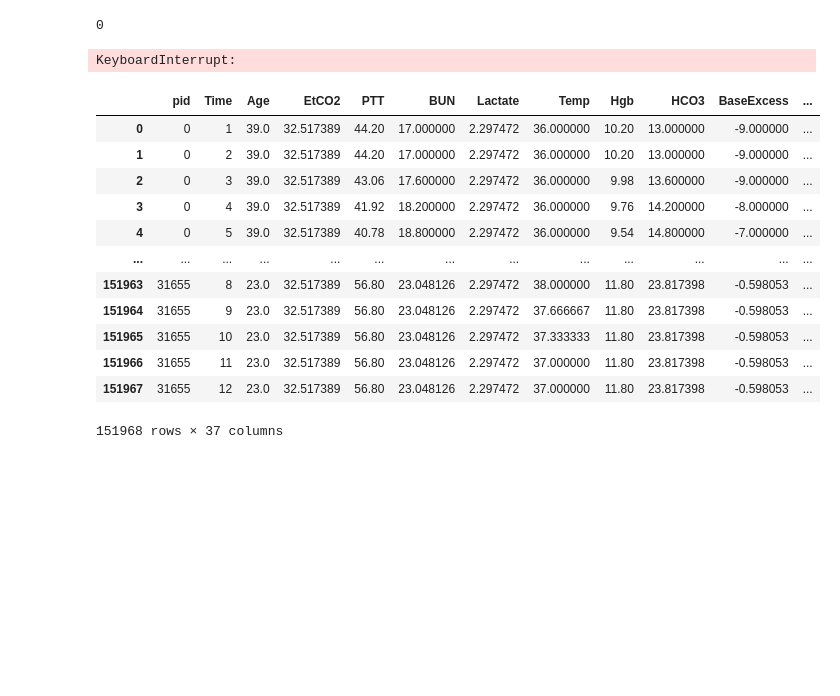
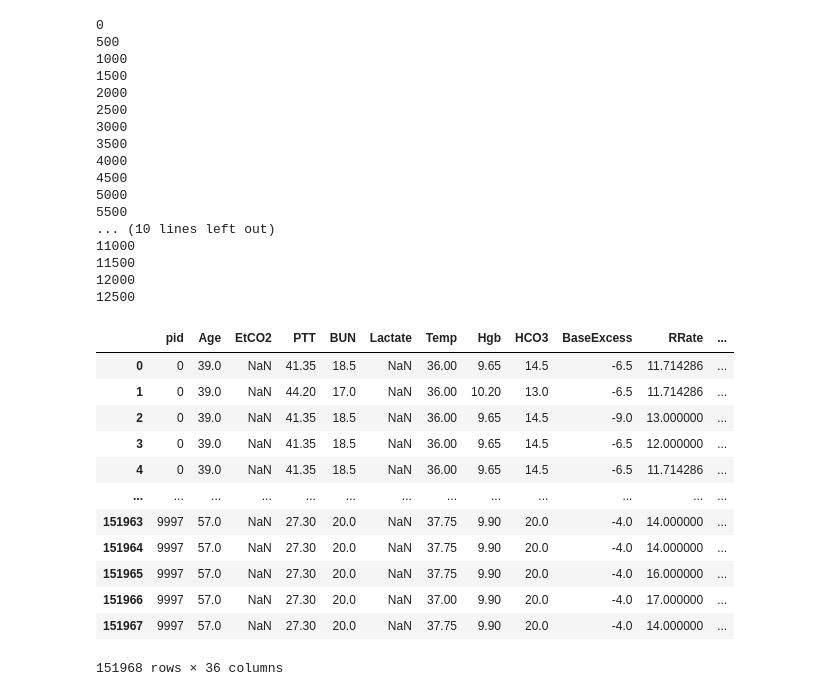
Before and after one commit to richdanis/IML_Projects, a Jupyter notebook: task2/Code/Looking_at_the_data.ipynb, the cells around one changed output. Drawn from its saved outputs; the diff is of its cells as text; code cells hidden in the pictures; blank space fills up the shorter version.

```diff
--- a/task2/Code/Looking_at_the_data.ipynb
+++ b/task2/Code/Looking_at_the_data.ipynb
@@ -101,29 +70,0 @@ df_test_short_means
-# %%
-df_test_short_means = df_test.copy()
-for i in range(len(df_test_interpol.pid.unique())):
-    if i%500 == 0:
-        print(i)
-    mask = df_test_short_means.loc[:,'pid'] == df_test_short_means.pid.unique()[i]
-    df_test_short_means[mask] = df_test_short_means[mask].fillna(df_test_short_means[mask].mean())
-
-df_test_short_means
-# %% [output]
-0
-KeyboardInterrupt:
-# %%
-df_test_interpol = df_test_interpol.fillna(df_test_interpol.mean())
-df_test_interpol
-# %% [output]
-|  | pid | Time | Age | EtCO2 | PTT | BUN | Lactate | Temp | Hgb | HCO3 | BaseExcess | ... |
-| 0 | 0 | 1 | 39.0 | 32.517389 | 44.20 | 17.000000 | 2.297472 | 36.000000 | 10.20 | 13.000000 | -9.000000 | ... |
-| 1 | 0 | 2 | 39.0 | 32.517389 | 44.20 | 17.000000 | 2.297472 | 36.000000 | 10.20 | 13.000000 | -9.000000 | ... |
-| 2 | 0 | 3 | 39.0 | 32.517389 | 43.06 | 17.600000 | 2.297472 | 36.000000 | 9.98 | 13.600000 | -9.000000 | ... |
-| 3 | 0 | 4 | 39.0 | 32.517389 | 41.92 | 18.200000 | 2.297472 | 36.000000 | 9.76 | 14.200000 | -8.000000 | ... |
-| 4 | 0 | 5 | 39.0 | 32.517389 | 40.78 | 18.800000 | 2.297472 | 36.000000 | 9.54 | 14.800000 | -7.000000 | ... |
-| ... | ... | ... | ... | ... | ... | ... | ... | ... | ... | ... | ... | ... |
-| 151963 | 31655 | 8 | 23.0 | 32.517389 | 56.80 | 23.048126 | 2.297472 | 38.000000 | 11.80 | 23.817398 | -0.598053 | ... |
-| 151964 | 31655 | 9 | 23.0 | 32.517389 | 56.80 | 23.048126 | 2.297472 | 37.666667 | 11.80 | 23.817398 | -0.598053 | ... |
-| 151965 | 31655 | 10 | 23.0 | 32.517389 | 56.80 | 23.048126 | 2.297472 | 37.333333 | 11.80 | 23.817398 | -0.598053 | ... |
-| 151966 | 31655 | 11 | 23.0 | 32.517389 | 56.80 | 23.048126 | 2.297472 | 37.000000 | 11.80 | 23.817398 | -0.598053 | ... |
-| 151967 | 31655 | 12 | 23.0 | 32.517389 | 56.80 | 23.048126 | 2.297472 | 37.000000 | 11.80 | 23.817398 | -0.598053 | ... |
-151968 rows × 37 columns
@@ -131,0 +73,42 @@ df_test_interpol.to_csv('testdatat_interpolatet.csv', index=False, float_format=
+# %%
+df_test_short_means = df_test.copy()
+df_test_short_means
+for i in range(len(df_test_short_means.pid.unique())):
+    if i%500 == 0:
+        print(i)
+    mask = df_test_short_means.loc[:,'pid'] == df_test_short_means.pid.unique()[i]
+    df_test_short_means[mask] = df_test_short_means[mask].fillna(df_test_short_means[mask].mean())
+
+df_test_short_means = df_test_short_means.fillna(df_test_short_means.mean())
+df_test_short_means
+# %% [output]
+0
+500
+1000
+1500
+2000
+2500
+3000
+3500
+4000
+4500
+5000
+5500
+... (10 lines left out)
+11000
+11500
+12000
+12500
+|  | pid | Age | EtCO2 | PTT | BUN | Lactate | Temp | Hgb | HCO3 | BaseExcess | RRate | ... |
+| 0 | 0 | 39.0 | NaN | 41.35 | 18.5 | NaN | 36.00 | 9.65 | 14.5 | -6.5 | 11.714286 | ... |
+| 1 | 0 | 39.0 | NaN | 44.20 | 17.0 | NaN | 36.00 | 10.20 | 13.0 | -6.5 | 11.714286 | ... |
+| 2 | 0 | 39.0 | NaN | 41.35 | 18.5 | NaN | 36.00 | 9.65 | 14.5 | -9.0 | 13.000000 | ... |
+| 3 | 0 | 39.0 | NaN | 41.35 | 18.5 | NaN | 36.00 | 9.65 | 14.5 | -6.5 | 12.000000 | ... |
+| 4 | 0 | 39.0 | NaN | 41.35 | 18.5 | NaN | 36.00 | 9.65 | 14.5 | -6.5 | 11.714286 | ... |
+| ... | ... | ... | ... | ... | ... | ... | ... | ... | ... | ... | ... | ... |
+| 151963 | 9997 | 57.0 | NaN | 27.30 | 20.0 | NaN | 37.75 | 9.90 | 20.0 | -4.0 | 14.000000 | ... |
+| 151964 | 9997 | 57.0 | NaN | 27.30 | 20.0 | NaN | 37.75 | 9.90 | 20.0 | -4.0 | 14.000000 | ... |
+| 151965 | 9997 | 57.0 | NaN | 27.30 | 20.0 | NaN | 37.75 | 9.90 | 20.0 | -4.0 | 16.000000 | ... |
+| 151966 | 9997 | 57.0 | NaN | 27.30 | 20.0 | NaN | 37.00 | 9.90 | 20.0 | -4.0 | 17.000000 | ... |
+| 151967 | 9997 | 57.0 | NaN | 27.30 | 20.0 | NaN | 37.75 | 9.90 | 20.0 | -4.0 | 14.000000 | ... |
+151968 rows × 36 columns
```
Also changed, not shown: parts of 8 cells of this notebook.
